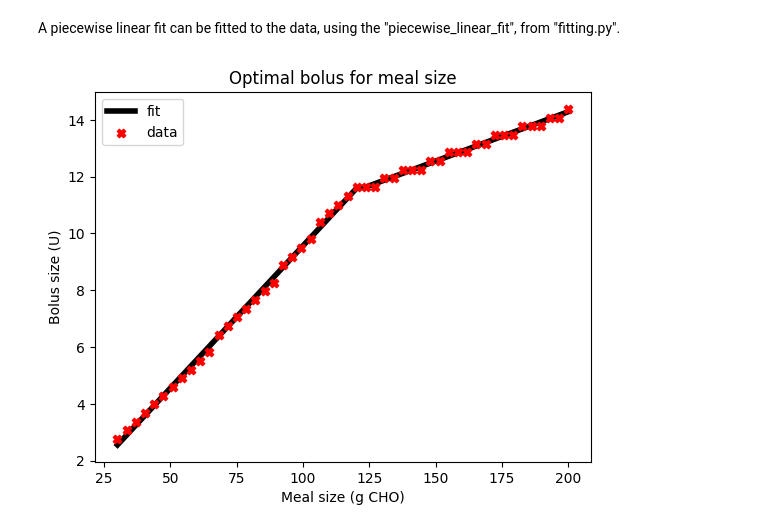
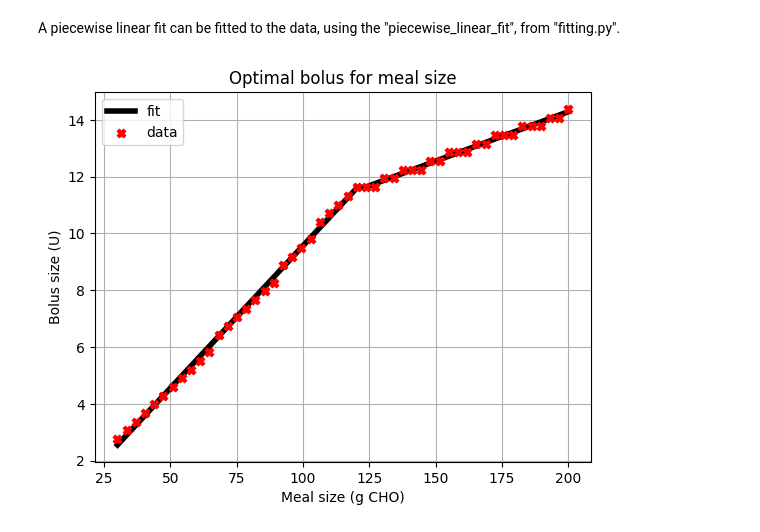
Before and after one commit to char056a/FagprojektRepo, a Jupyter notebook: MVPmodelExample.ipynb, the cells around one changed output. Drawn from its saved outputs; the diff is of its cells as text; code cells hidden in the pictures.

```diff
--- a/MVPmodelExample.ipynb
+++ b/MVPmodelExample.ipynb
@@ -104,10 +104,10 @@ _, fun, _ = piecewise_linear_fit(meals, best_us)
 # %%
 plt.plot(meals, fun(meals), linewidth=4, color="black",label="fit")
 plt.scatter(meals, best_us, color="red", zorder=2, marker="X", label="data")
-
+plt.grid("gray")
 plt.legend()
 plt.title("Optimal bolus for meal size")
 plt.xlabel("Meal size (g CHO)")
 plt.ylabel("Bolus size (U)");
 # %% [output]
-[figure, old version]
+[figure, new version]
```
Also changed, not shown: parts of 2 cells of this notebook, 2 other files.
